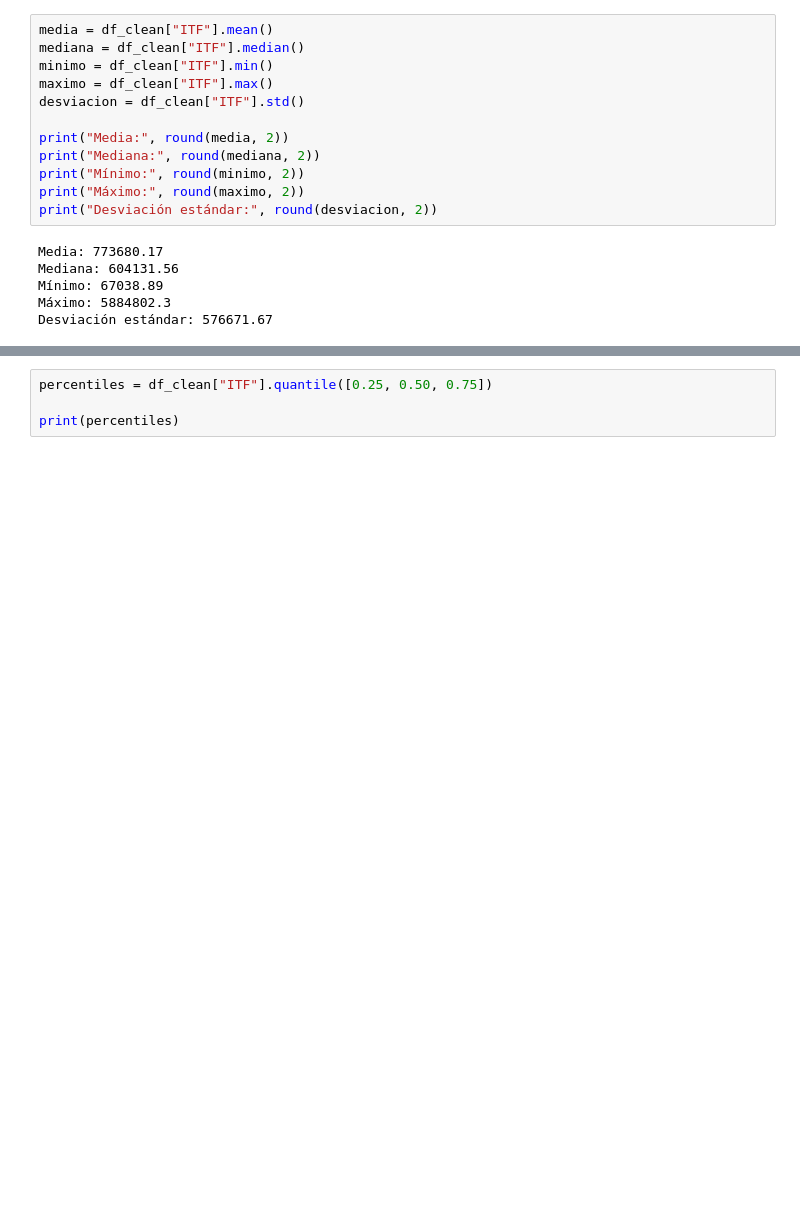
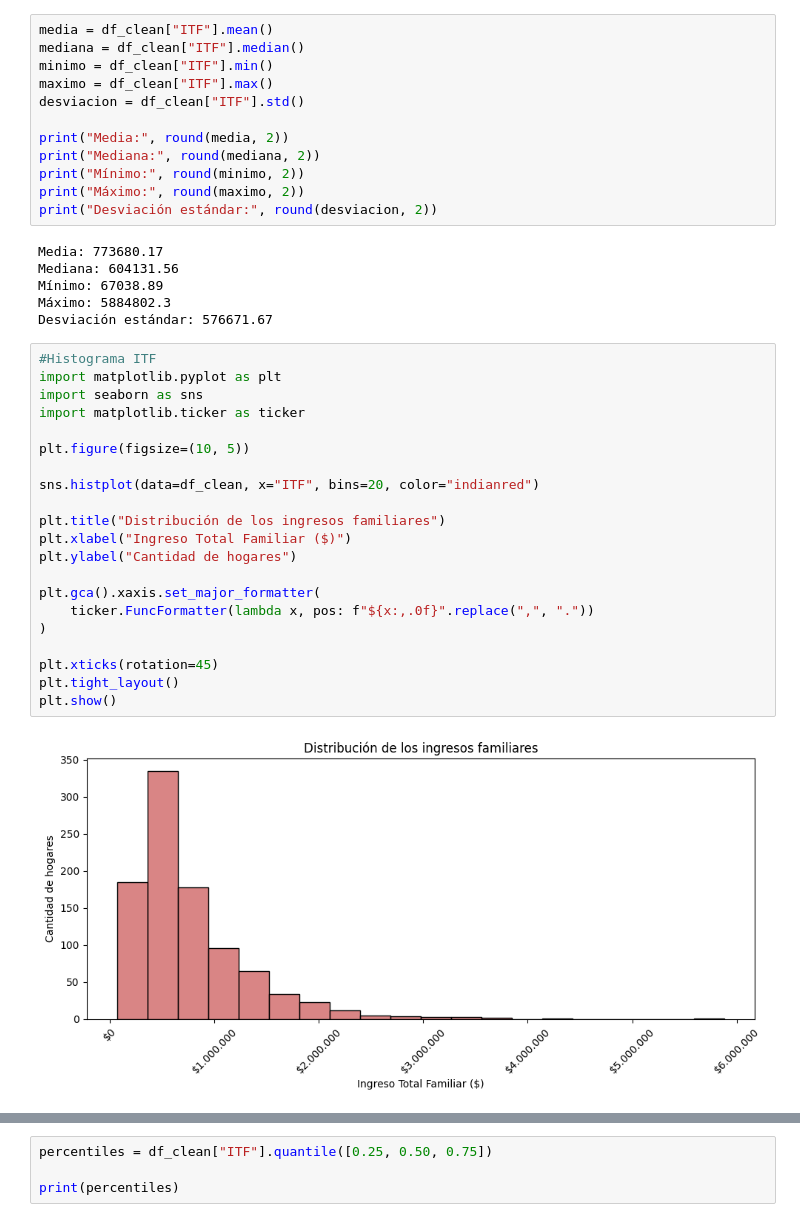
Before and after one commit to VMSot/practicaProfesional1, a Jupyter notebook: notebooks/estadisticas_descriptivas_univariantes.ipynb, the cells around one changed output, grey strips where cells are left out. Saved outputs shown, nothing was run; the diff lists cells and outputs as text; blank space fills up the shorter version.

```diff
--- a/notebooks/estadisticas_descriptivas_univariantes.ipynb
+++ b/notebooks/estadisticas_descriptivas_univariantes.ipynb
@@ -20,3 +20,26 @@ Mediana: 604131.56
 Mínimo: 67038.89
 Máximo: 5884802.3
 Desviación estándar: 576671.67
+# %%
+#Histograma ITF
+import matplotlib.pyplot as plt
+import seaborn as sns
+import matplotlib.ticker as ticker
+
+plt.figure(figsize=(10, 5))
+
+sns.histplot(data=df_clean, x="ITF", bins=20, color="indianred")
+
+plt.title("Distribución de los ingresos familiares")
+plt.xlabel("Ingreso Total Familiar ($)")
+plt.ylabel("Cantidad de hogares")
+
+plt.gca().xaxis.set_major_formatter(
+    ticker.FuncFormatter(lambda x, pos: f"${x:,.0f}".replace(",", "."))
+)
+
+plt.xticks(rotation=45)
+plt.tight_layout()
+plt.show()
+# %% [output]
+[figure, added]
```
Also changed, not shown: parts of 5 cells of this notebook.
